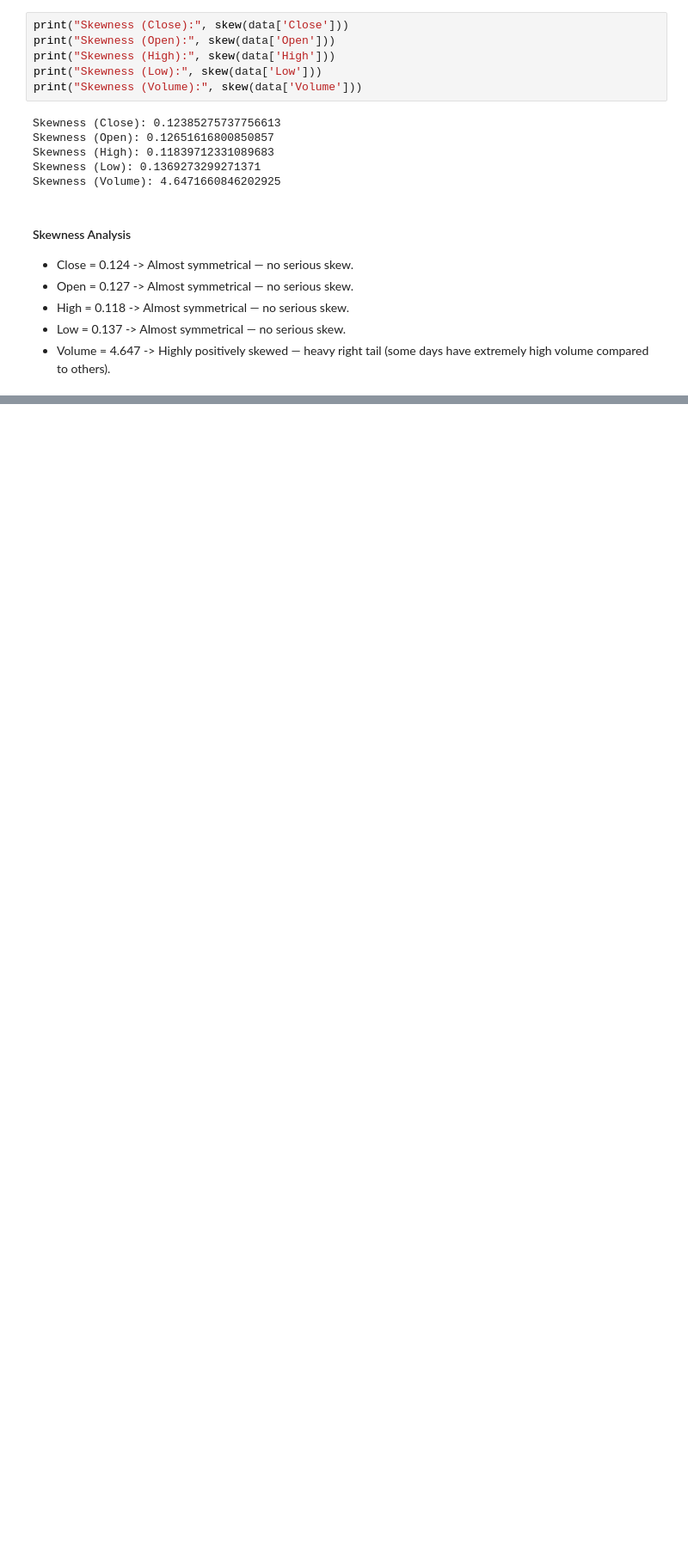
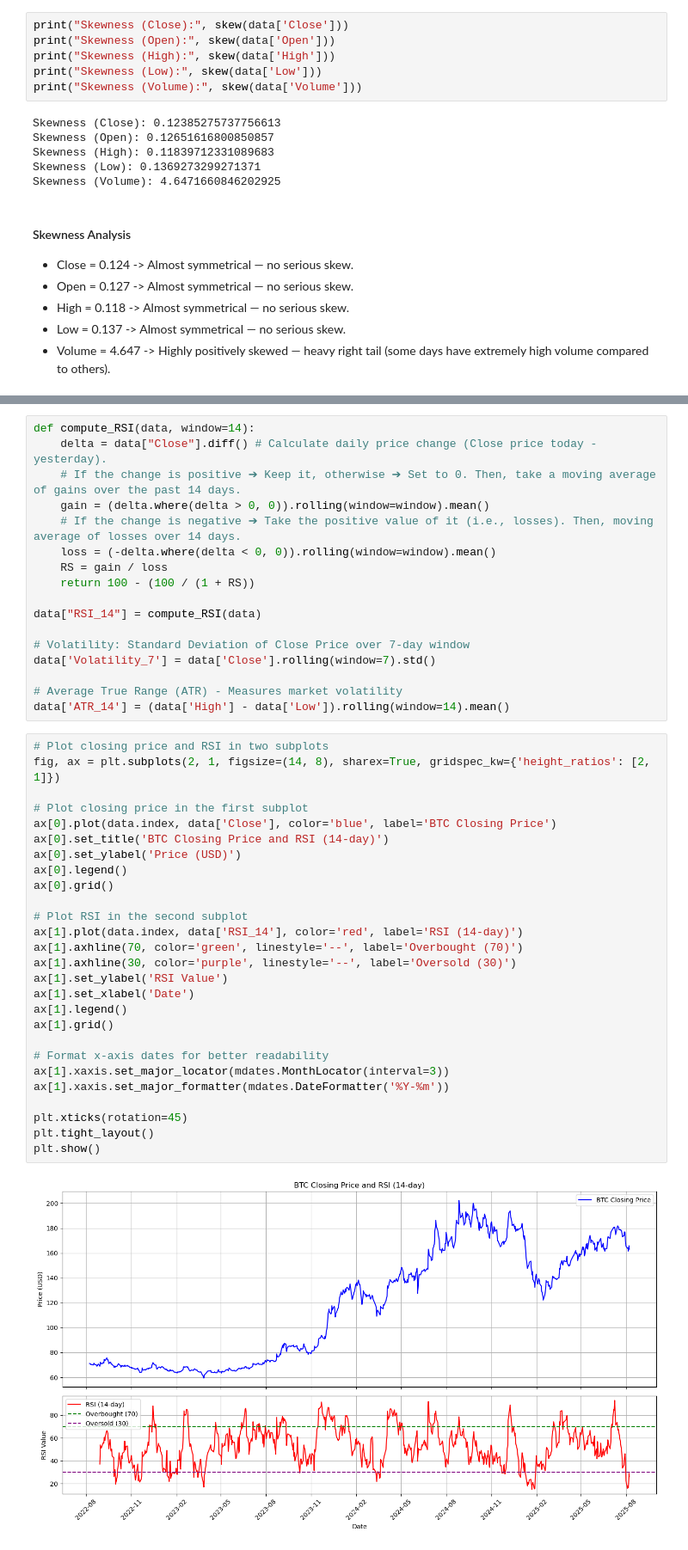
Before and after one commit to arnoldhere/live-stock-price-analysis-prediction, a Jupyter notebook: CESC/main.ipynb, the cells around one changed output, grey strips where cells are left out. Shown at 86% size. Cells and saved outputs as stored; diff of their text form; blank space fills up the shorter version.

```diff
--- a/CESC/main.ipynb
+++ b/CESC/main.ipynb
@@ -111,0 +174,46 @@ Skewness (Volume): 4.6471660846202925
+# %%
+def compute_RSI(data, window=14):
+    delta = data["Close"].diff() # Calculate daily price change (Close price today - yesterday).
+    # If the change is positive ➔ Keep it, otherwise ➔ Set to 0. Then, take a moving average of gains over the past 14 days.
+    gain = (delta.where(delta > 0, 0)).rolling(window=window).mean()
+    # If the change is negative ➔ Take the positive value of it (i.e., losses). Then, moving average of losses over 14 days.
+    loss = (-delta.where(delta < 0, 0)).rolling(window=window).mean()
+    RS = gain / loss
+    return 100 - (100 / (1 + RS))
+
+data["RSI_14"] = compute_RSI(data)
+
+# Volatility: Standard Deviation of Close Price over 7-day window
+data['Volatility_7'] = data['Close'].rolling(window=7).std()
+
+# Average True Range (ATR) - Measures market volatility
+data['ATR_14'] = (data['High'] - data['Low']).rolling(window=14).mean()
+# %%
+# Plot closing price and RSI in two subplots
+fig, ax = plt.subplots(2, 1, figsize=(14, 8), sharex=True, gridspec_kw={'height_ratios': [2, 1]})
+
+# Plot closing price in the first subplot
+ax[0].plot(data.index, data['Close'], color='blue', label='BTC Closing Price')
+ax[0].set_title('BTC Closing Price and RSI (14-day)')
+ax[0].set_ylabel('Price (USD)')
+ax[0].legend()
+ax[0].grid()
+
+# Plot RSI in the second subplot
+ax[1].plot(data.index, data['RSI_14'], color='red', label='RSI (14-day)')
+ax[1].axhline(70, color='green', linestyle='--', label='Overbought (70)')
+ax[1].axhline(30, color='purple', linestyle='--', label='Oversold (30)')
+ax[1].set_ylabel('RSI Value')
+ax[1].set_xlabel('Date')
+ax[1].legend()
+ax[1].grid()
+
+# Format x-axis dates for better readability
+ax[1].xaxis.set_major_locator(mdates.MonthLocator(interval=3))
+ax[1].xaxis.set_major_formatter(mdates.DateFormatter('%Y-%m'))
+
+plt.xticks(rotation=45)
+plt.tight_layout()
+plt.show()
+# %% [output]
+[figure, added]
```
Also changed, not shown: parts of 17 cells of this notebook.
